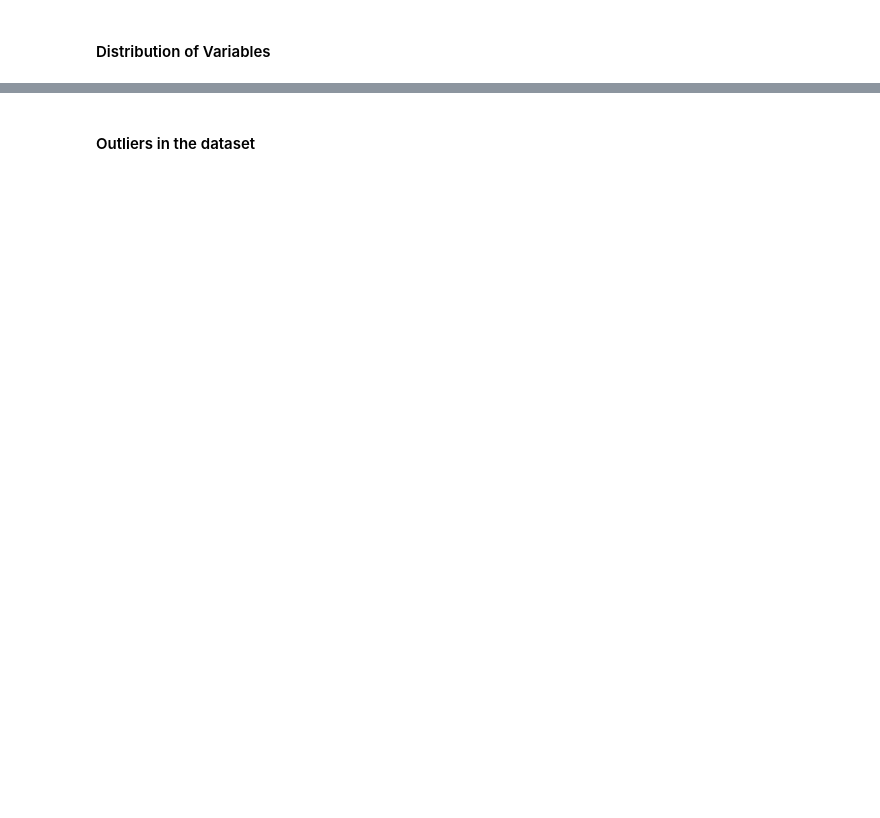
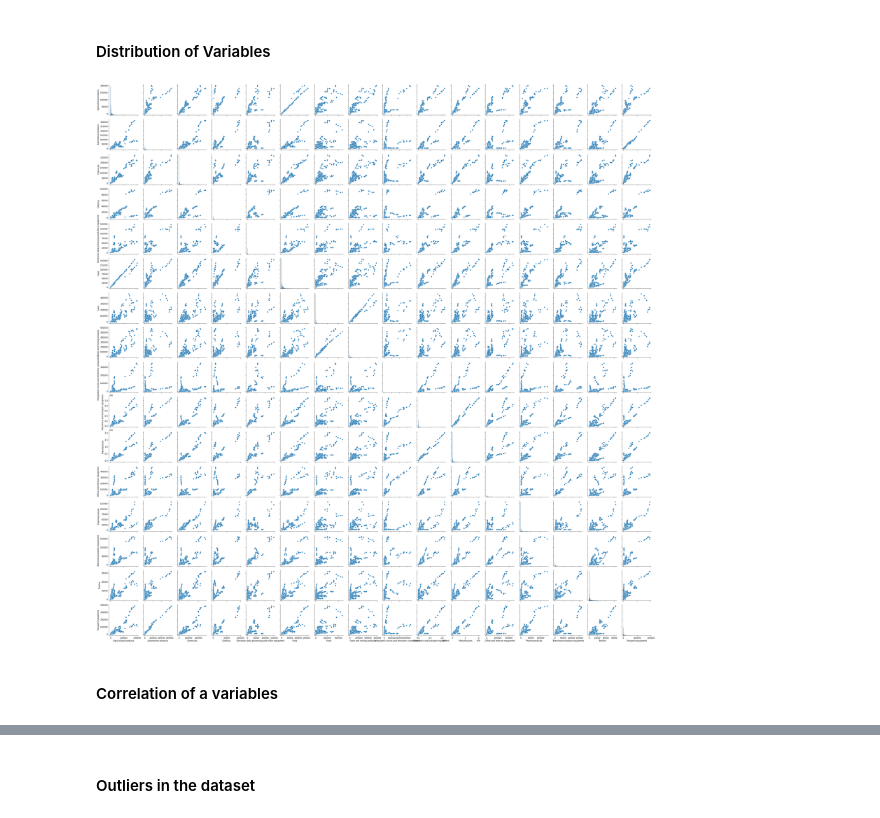
Before and after one commit to kesnel/ayiti-analytics-capstone-project, a Jupyter notebook: EDA.ipynb, the cells around one changed output, grey strips where cells are left out. Cells and saved outputs as stored; diff of their text form; code cells hidden in the pictures; blank space fills up the shorter version.

```diff
--- a/EDA.ipynb
+++ b/EDA.ipynb
@@ -537,3 +565,10 @@ df.describe()
 #### Distribution of Variables
 # %%
 # Identify the distribution of the data to understand the range of values and how the data is structured.
+# %%
+sns.pairplot(df)
+plt.show()
+# %% [output]
+[figure, added]
+# %% [markdown]
+####  Correlation of a variables
```
Also changed, not shown: parts of 22 cells of this notebook.
